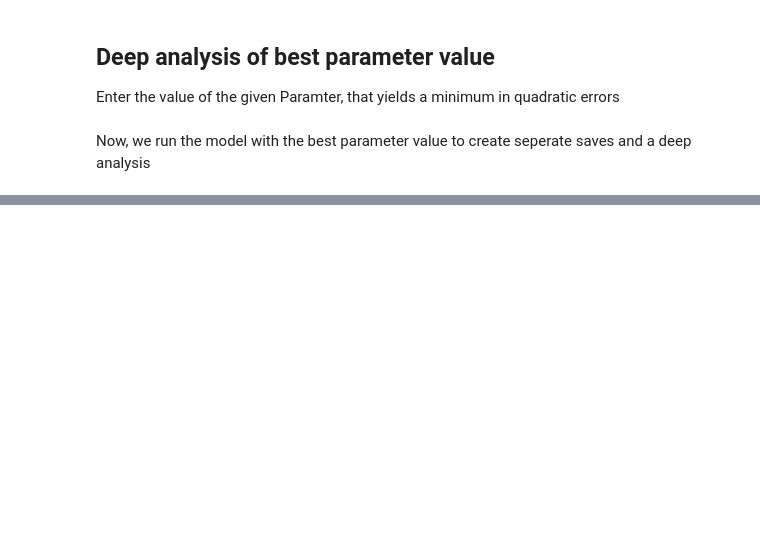
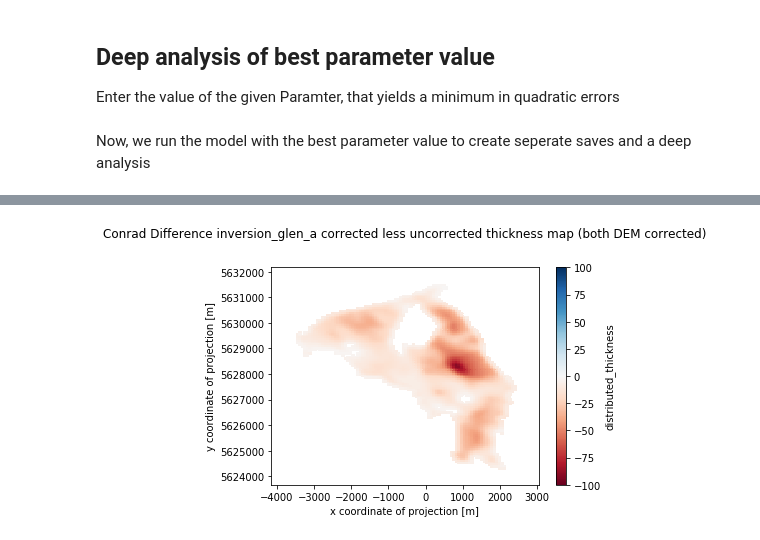
Before and after one commit to bpelto/OGGM-Columbia-Project, a Jupyter notebook: optimized_thickness.ipynb, the cells around one changed output, grey strips where cells are left out. Drawn from its saved outputs; the diff is of its cells as text; code cells hidden in the pictures; blank space fills up the shorter version.

```diff
--- a/optimized_thickness.ipynb
+++ b/optimized_thickness.ipynb
@@ -558,5 +643,7 @@ plt.savefig(products+'dem_corr_best_map_'+ glacier[num]+'.png', dpi=100)
 # %%
 # plot and save
-(best_model-new_mb_gradient_corr_dem_copy).plot()
+(best_model-new_mb_gradient_corr_dem_copy).plot(cmap='RdBu', vmin=-100, vmax=100)
 plt.title(glacier[num]+' Difference '+ parameter_name+ ' corrected less uncorrected thickness map (both DEM corrected)')
 plt.savefig(products+'difference_'+ parameter_name + '_corrected_vs_uncorrected_'+ glacier[num]+'.png', dpi=100)
+# %% [output]
+[figure, added]
```
Also changed, not shown: parts of 11 cells of this notebook.
